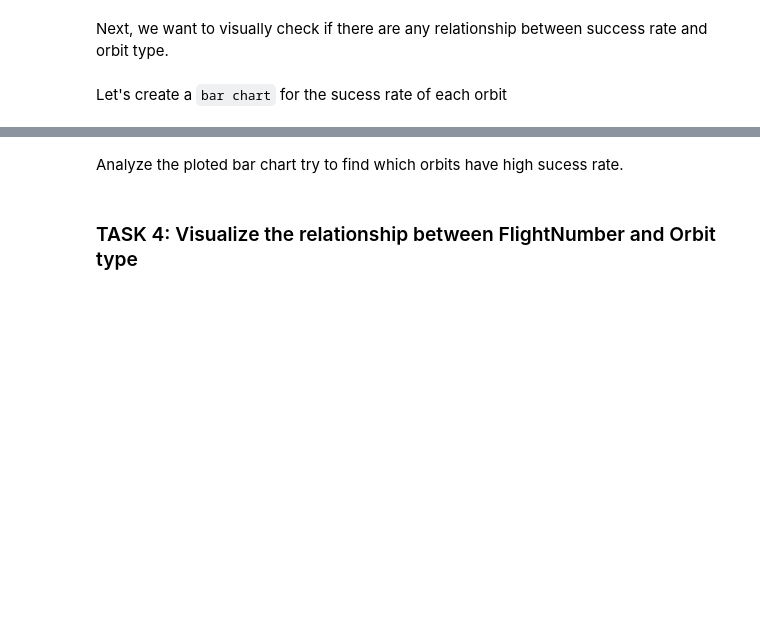
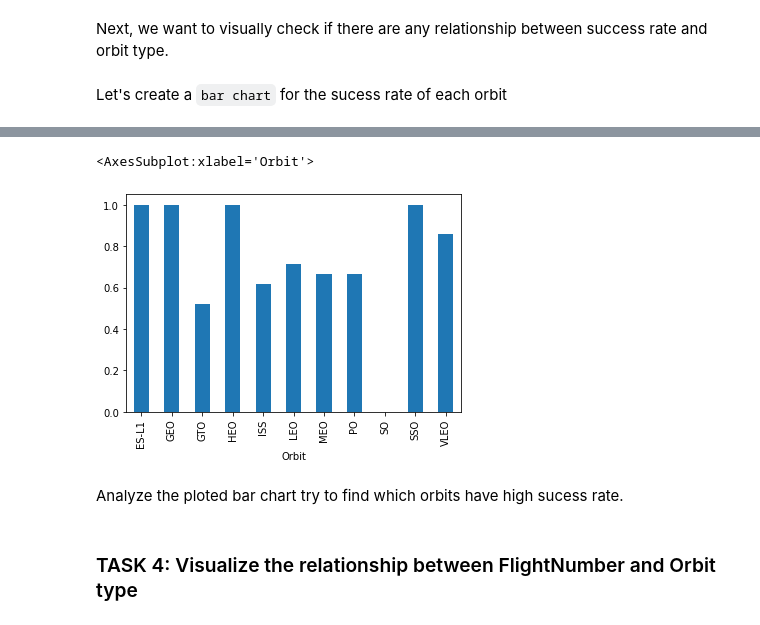
Before and after one commit to Sanfiel91/Data_Science, a Jupyter notebook: jupyter-labs-eda-dataviz.ipynb, the cells around one changed output, grey strips where cells are left out. Drawn from its saved outputs; the diff is of its cells as text; code cells hidden in the pictures; blank space fills up the shorter version.

```diff
--- a/jupyter-labs-eda-dataviz.ipynb
+++ b/jupyter-labs-eda-dataviz.ipynb
@@ -148,4 +148,4 @@ Next, we want to visually check if there are any relationship between success ra
 Let's create a `bar chart` for the sucess rate of each orbit
 # %%
 # HINT use groupby method on Orbit column and get the mean of Class column
-df.groupby(["Class"]).mean()
+df_1=df.groupby("Orbit")["Class"].mean()
@@ -157,3 +152,8 @@ df.groupby(["Class"]).mean()
+# %%
+df_1.plot(kind="bar")
+# %% [output]
+<AxesSubplot:xlabel='Orbit'>
+[figure, added]
 # %% [markdown]
 Analyze the ploted bar chart try to find which orbits have high sucess rate.
 # %% [markdown]
```
Also changed, not shown: parts of 13 cells of this notebook.
